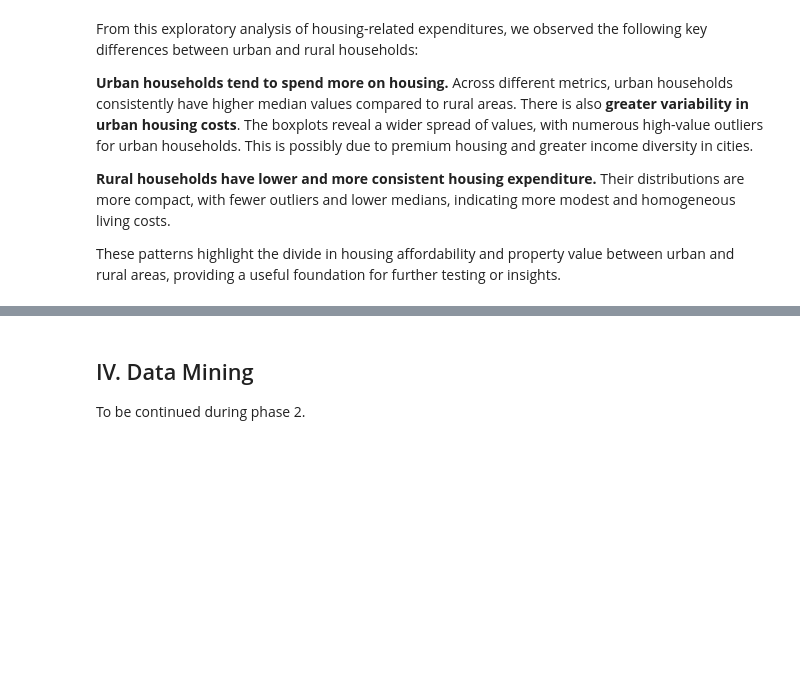
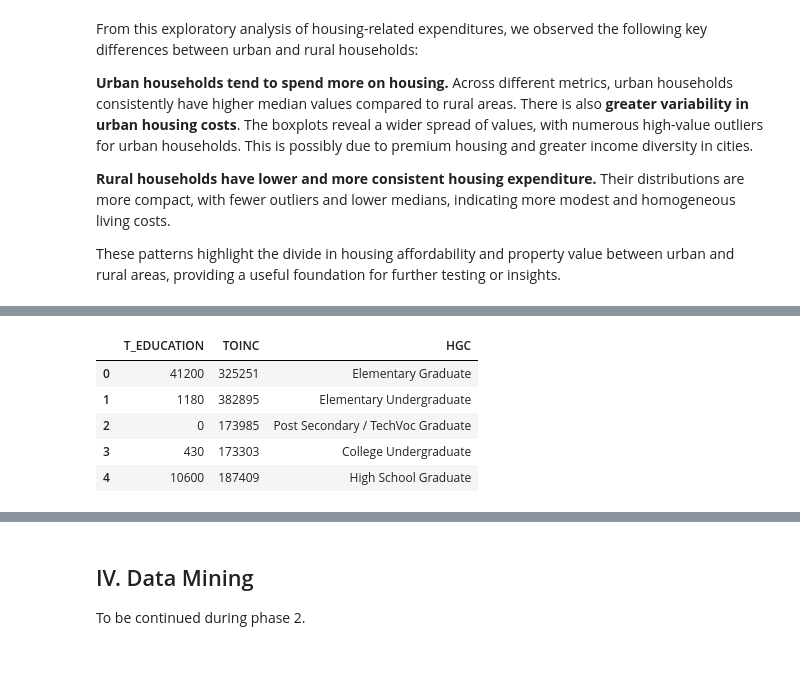
Before and after one commit to qu1r0ra/psa-dataset-analysis, a Jupyter notebook: fie-analysis.ipynb, the cells around one changed output, grey strips where cells are left out. Saved outputs shown, nothing was run; the diff lists cells and outputs as text; code cells hidden in the pictures; blank space fills up the shorter version.

```diff
--- a/fie-analysis.ipynb
+++ b/fie-analysis.ipynb
@@ -1212,0 +1221,10 @@ These patterns highlight the divide in housing affordability and property value
+# %%
+edu_df = df[['T_EDUCATION', 'TOINC', 'HGC']]
+edu_df.head()
+# %% [output]
+|  | T_EDUCATION | TOINC | HGC |
+| 0 | 41200 | 325251 | Elementary Graduate |
+| 1 | 1180 | 382895 | Elementary Undergraduate |
+| 2 | 0 | 173985 | Post Secondary / TechVoc Graduate |
+| 3 | 430 | 173303 | College Undergraduate |
+| 4 | 10600 | 187409 | High School Graduate |
```
Also changed, not shown: parts of 7 cells of this notebook.
